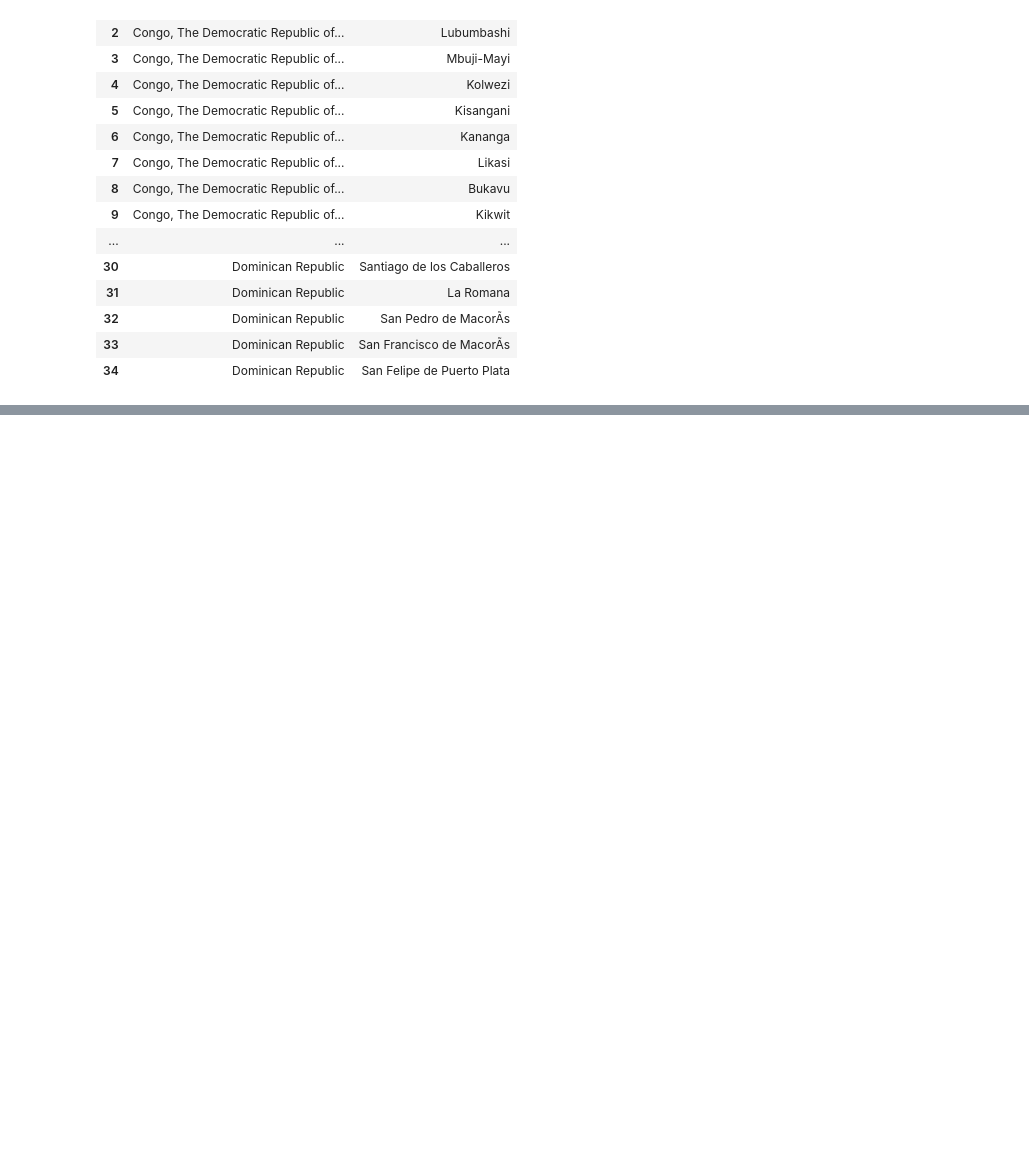
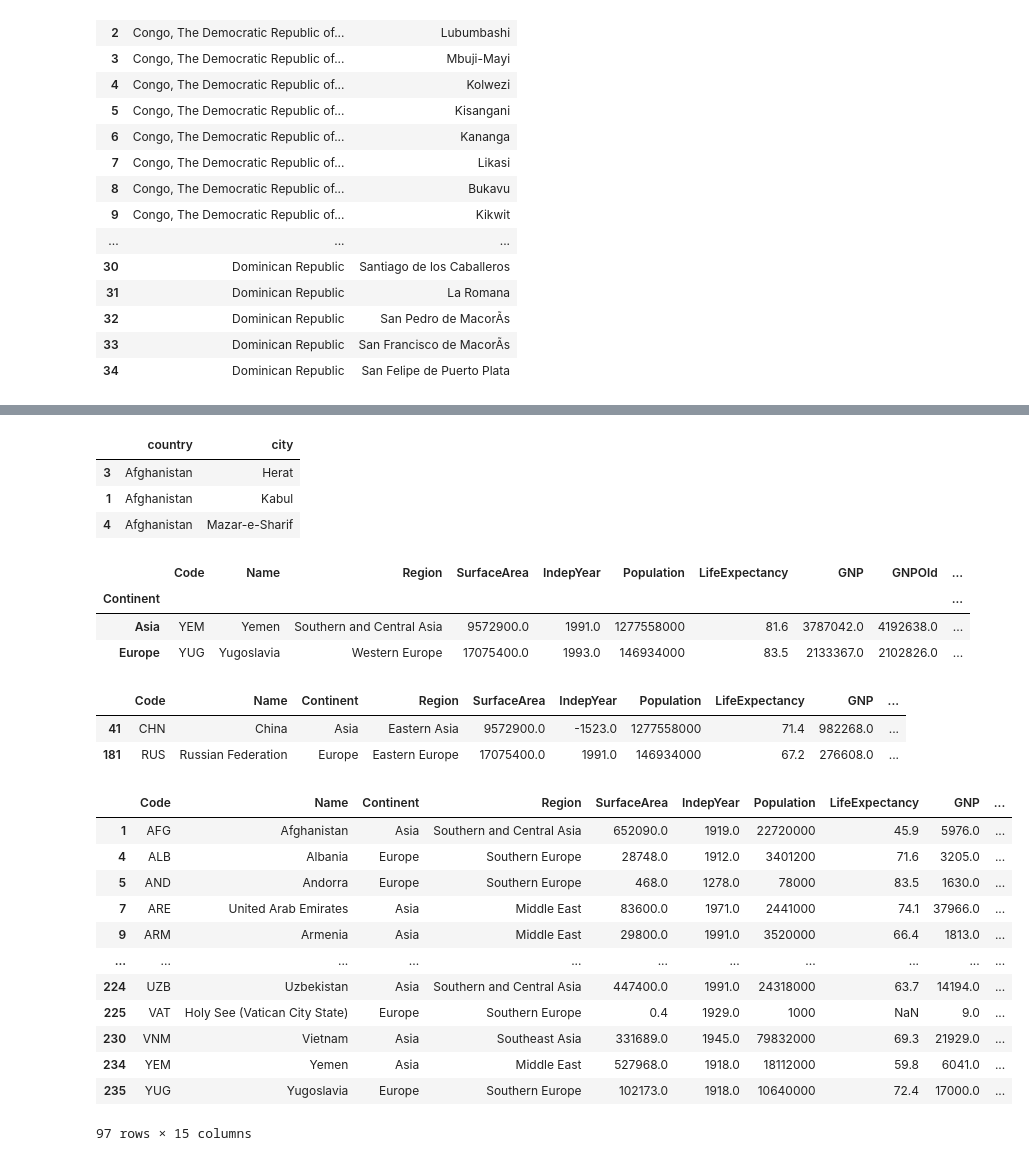
Before and after one commit to cldud400/fintech_class, a Jupyter notebook: Database/python_sql_1.ipynb, the cells around one changed output, grey strips where cells are left out. Drawn from its saved outputs; the diff is of its cells as text; code cells hidden in the pictures; blank space fills up the shorter version.

```diff
--- a/Database/python_sql_1.ipynb
+++ b/Database/python_sql_1.ipynb
@@ -363,0 +449,12 @@ df
+# %%
+# sql
+sql = '''
+select co.name as 'country', ci.name as 'city' from city ci inner join country co
+    on ci.countrycode = co.code;
+'''
+pd.read_sql(sql,db).sort_values(['country','city']).head(3)
+# %% [output]
+|  | country | city |
+| 3 | Afghanistan | Herat |
+| 1 | Afghanistan | Kabul |
+| 4 | Afghanistan | Mazar-e-Sharif |
@@ -363,0 +463,38 @@ df
+# %%
+sql = '''
+select * from country;
+'''
+cursor = db.cursor()
+country_df = pd.read_sql(sql,db)
+country_df[country_df['Continent'].isin(['Asia','Europe'])].groupby('Continent').max()
+# %% [output]
+|  | Code | Name | Region | SurfaceArea | IndepYear | Population | LifeExpectancy | GNP | GNPOld | ... |
+| Continent |  |  |  |  |  |  |  |  |  | ... |
+| Asia | YEM | Yemen | Southern and Central Asia | 9572900.0 | 1991.0 | 1277558000 | 81.6 | 3787042.0 | 4192638.0 | ... |
+| Europe | YUG | Yugoslavia | Western Europe | 17075400.0 | 1993.0 | 146934000 | 83.5 | 2133367.0 | 2102826.0 | ... |
+# %%
+max_pop = country_df[country_df['Continent'].isin(['Asia','Europe'])].groupby('Continent')['Population'].max().values
+country_df[country_df.Population.isin(max_pop)]
+# %% [output]
+|  | Code | Name | Continent | Region | SurfaceArea | IndepYear | Population | LifeExpectancy | GNP | ... |
+| 41 | CHN | China | Asia | Eastern Asia | 9572900.0 | -1523.0 | 1277558000 | 71.4 | 982268.0 | ... |
+| 181 | RUS | Russian Federation | Europe | Eastern Europe | 17075400.0 | 1991.0 | 146934000 | 67.2 | 276608.0 | ... |
+# %%
+# or사용
+country_df[country_df['Continent'].str.contains('Europe') | country_df['Continent'].str.contains('Asia')]
+# isin
+country_df[country_df['Continent'].isin(['Asia','Europe'])]
+# %% [output]
+|  | Code | Name | Continent | Region | SurfaceArea | IndepYear | Population | LifeExpectancy | GNP | ... |
+| 1 | AFG | Afghanistan | Asia | Southern and Central Asia | 652090.0 | 1919.0 | 22720000 | 45.9 | 5976.0 | ... |
+| 4 | ALB | Albania | Europe | Southern Europe | 28748.0 | 1912.0 | 3401200 | 71.6 | 3205.0 | ... |
+| 5 | AND | Andorra | Europe | Southern Europe | 468.0 | 1278.0 | 78000 | 83.5 | 1630.0 | ... |
+| 7 | ARE | United Arab Emirates | Asia | Middle East | 83600.0 | 1971.0 | 2441000 | 74.1 | 37966.0 | ... |
+| 9 | ARM | Armenia | Asia | Middle East | 29800.0 | 1991.0 | 3520000 | 66.4 | 1813.0 | ... |
+| ... | ... | ... | ... | ... | ... | ... | ... | ... | ... | ... |
+| 224 | UZB | Uzbekistan | Asia | Southern and Central Asia | 447400.0 | 1991.0 | 24318000 | 63.7 | 14194.0 | ... |
+| 225 | VAT | Holy See (Vatican City State) | Europe | Southern Europe | 0.4 | 1929.0 | 1000 | NaN | 9.0 | ... |
+| 230 | VNM | Vietnam | Asia | Southeast Asia | 331689.0 | 1945.0 | 79832000 | 69.3 | 21929.0 | ... |
+| 234 | YEM | Yemen | Asia | Middle East | 527968.0 | 1918.0 | 18112000 | 59.8 | 6041.0 | ... |
+| 235 | YUG | Yugoslavia | Europe | Southern Europe | 102173.0 | 1918.0 | 10640000 | 72.4 | 17000.0 | ... |
+97 rows × 15 columns
```
Also changed, not shown: parts of 31 cells of this notebook, 9 other files.
